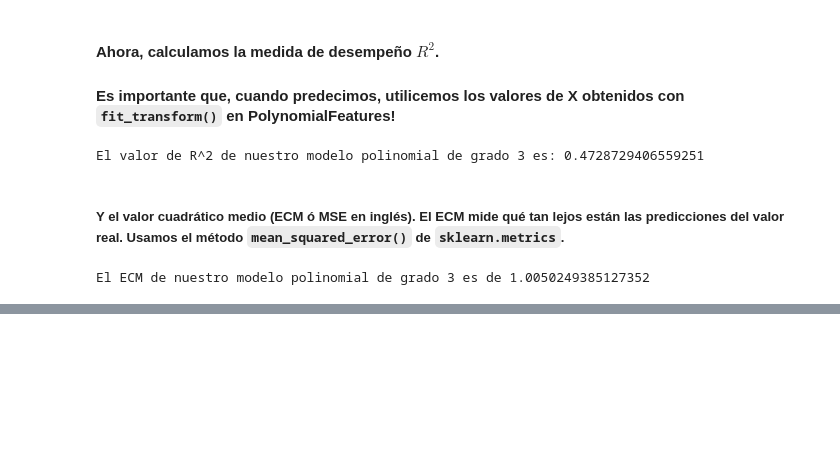
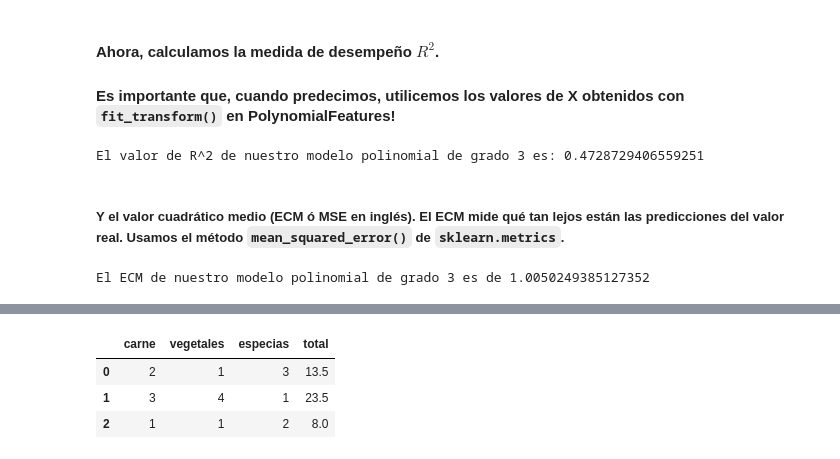
Before and after one commit to santiago-paz/ejercicios-laboratorio-datos-uba, a Jupyter notebook: Práctica-Parcial/apuntes-parcial.ipynb, the cells around one changed output, grey strips where cells are left out. Cells and saved outputs as stored; diff of their text form; code cells hidden in the pictures; blank space fills up the shorter version.

```diff
--- a/Práctica-Parcial/apuntes-parcial.ipynb
+++ b/Práctica-Parcial/apuntes-parcial.ipynb
@@ -349,0 +364,19 @@ El ECM de nuestro modelo polinomial de grado 3 es de 1.0050249385127352
+# %%
+# Hacemos un diccionario y luego lo convertimos a un DataFrame
+# Con la función from_dict(dict)
+
+ingredientes = {
+    'carne':        [2, 3, 1],
+    'vegetales':    [1, 4, 1],
+    'especias':     [3, 1, 2],
+    'total':        [13.5, 23.5, 8],
+}
+
+df_ingredientes = pd.DataFrame.from_dict(ingredientes)
+
+df_ingredientes
+# %% [output]
+|  | carne | vegetales | especias | total |
+| 0 | 2 | 1 | 3 | 13.5 |
+| 1 | 3 | 4 | 1 | 23.5 |
+| 2 | 1 | 1 | 2 | 8.0 |
```
Also changed, not shown: parts of 7 cells of this notebook.
